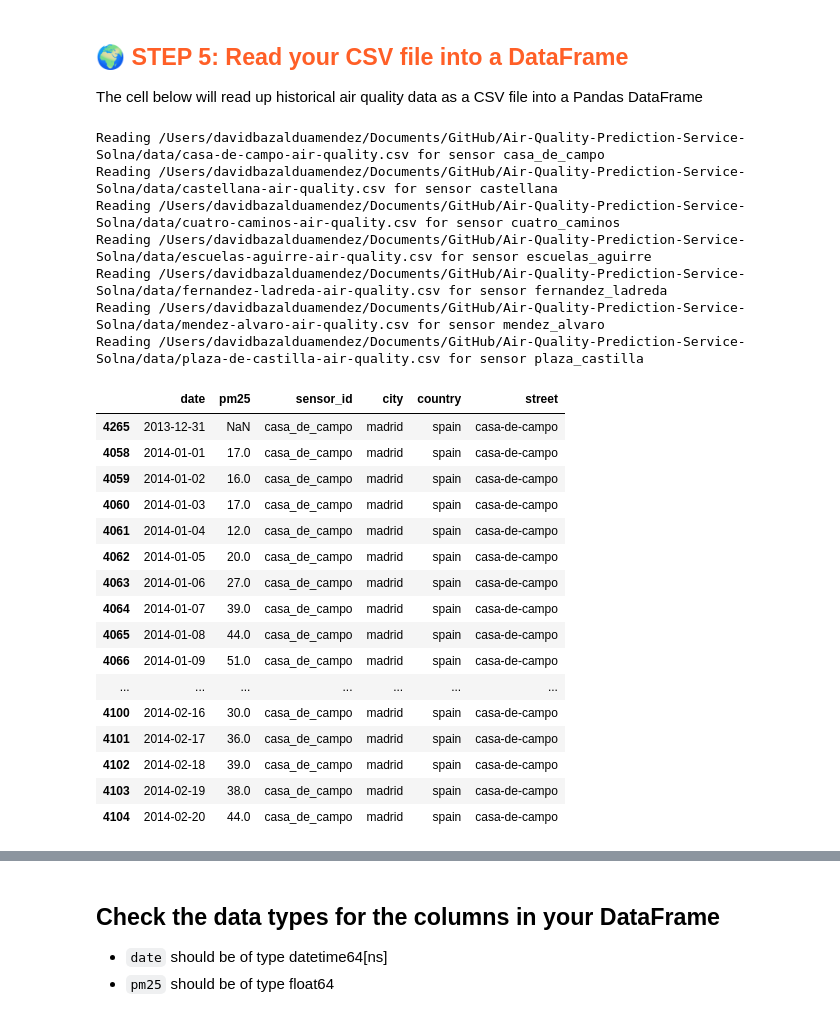
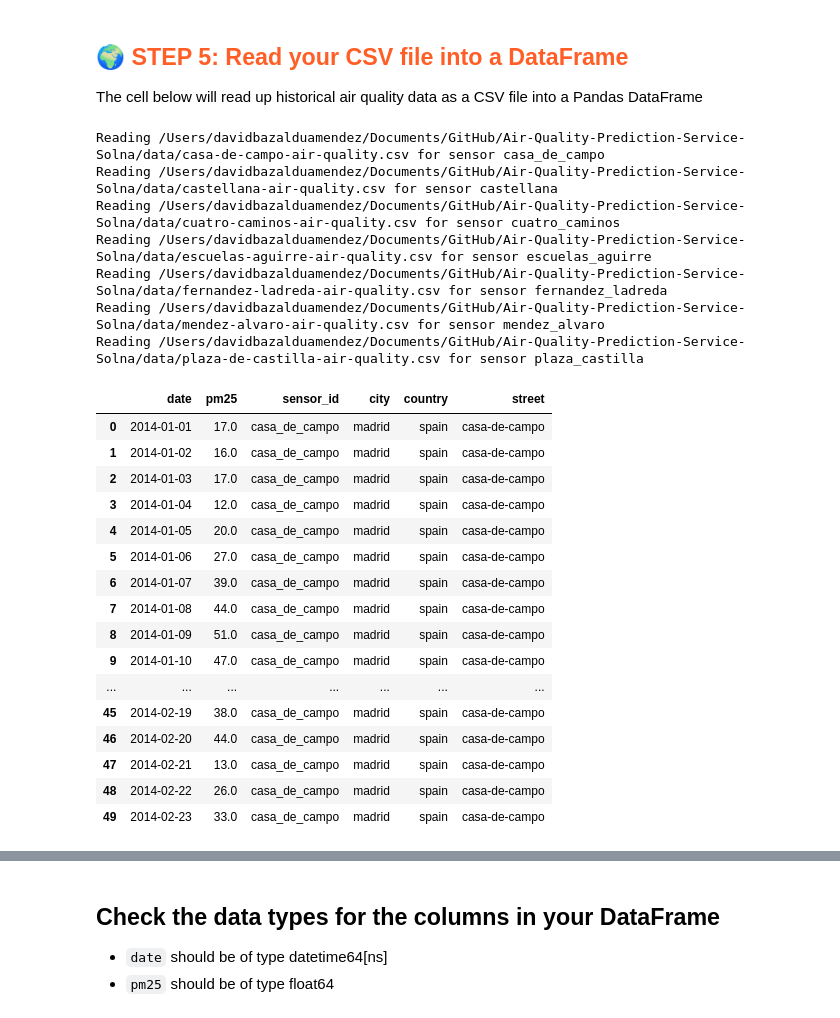
Before and after one commit to david-bazalduaa/Air-Quality-Prediction-Service-Madrid, a Jupyter notebook: notebooks/airquality/1_air_quality_feature_backfill.ipynb, the cells around one changed output, grey strips where cells are left out. Saved outputs shown, nothing was run; the diff lists cells and outputs as text; code cells hidden in the pictures.

Commit message:
multi-sensor-madrid-1-done

```diff
--- a/notebooks/airquality/1_air_quality_feature_backfill.ipynb
+++ b/notebooks/airquality/1_air_quality_feature_backfill.ipynb
@@ -236,47 +236,49 @@ all_dfs = []
 
 for sensor in SENSORS_MADRID:
     csv_path = os.path.join(root_dir, "data", sensor["csv_file"])
     print(f"Reading {csv_path} for sensor {sensor['sensor_id']}")
 
     df = pd.read_csv(csv_path, parse_dates=['date'], skipinitialspace=True)
 
     # Read only date and pm25 columns
     df2 = df[['date', 'pm25']].copy()
 
     # add sensor metadata
     df2["sensor_id"] = sensor["sensor_id"]
     df2["city"] = sensor["city"]
     df2["country"] = sensor["country"]
     df2["street"] = sensor["street"]
 
     all_dfs.append(df2)
 
 # Concatenate all dataframes
 df_all = pd.concat(all_dfs, ignore_index=True)
-df_all = df_all.sort_values(["sensor_id", "date"])
+df_all = df_all.dropna(inplace=False)
+df_all = df_all.sort_values(by=["sensor_id", "date"])
+df_all = df_all.reset_index(drop=True)
 df_all.head(50)
 # %% [output]
 Reading /Users/davidbazalduamendez/Documents/GitHub/Air-Quality-Prediction-Service-Solna/data/casa-de-campo-air-quality.csv for sensor casa_de_campo
 Reading /Users/davidbazalduamendez/Documents/GitHub/Air-Quality-Prediction-Service-Solna/data/castellana-air-quality.csv for sensor castellana
 Reading /Users/davidbazalduamendez/Documents/GitHub/Air-Quality-Prediction-Service-Solna/data/cuatro-caminos-air-quality.csv for sensor cuatro_caminos
 Reading /Users/davidbazalduamendez/Documents/GitHub/Air-Quality-Prediction-Service-Solna/data/escuelas-aguirre-air-quality.csv for sensor escuelas_aguirre
 Reading /Users/davidbazalduamendez/Documents/GitHub/Air-Quality-Prediction-Service-Solna/data/fernandez-ladreda-air-quality.csv for sensor fernandez_ladreda
 Reading /Users/davidbazalduamendez/Documents/GitHub/Air-Quality-Prediction-Service-Solna/data/mendez-alvaro-air-quality.csv for sensor mendez_alvaro
 Reading /Users/davidbazalduamendez/Documents/GitHub/Air-Quality-Prediction-Service-Solna/data/plaza-de-castilla-air-quality.csv for sensor plaza_castilla
 |  | date | pm25 | sensor_id | city | country | street |
-| 4265 | 2013-12-31 | NaN | casa_de_campo | madrid | spain | casa-de-campo |
-| 4058 | 2014-01-01 | 17.0 | casa_de_campo | madrid | spain | casa-de-campo |
-| 4059 | 2014-01-02 | 16.0 | casa_de_campo | madrid | spain | casa-de-campo |
-| 4060 | 2014-01-03 | 17.0 | casa_de_campo | madrid | spain | casa-de-campo |
-| 4061 | 2014-01-04 | 12.0 | casa_de_campo | madrid | spain | casa-de-campo |
-| 4062 | 2014-01-05 | 20.0 | casa_de_campo | madrid | spain | casa-de-campo |
-| 4063 | 2014-01-06 | 27.0 | casa_de_campo | madrid | spain | casa-de-campo |
-| 4064 | 2014-01-07 | 39.0 | casa_de_campo | madrid | spain | casa-de-campo |
-| 4065 | 2014-01-08 | 44.0 | casa_de_campo | madrid | spain | casa-de-campo |
-| 4066 | 2014-01-09 | 51.0 | casa_de_campo | madrid | spain | casa-de-campo |
+| 0 | 2014-01-01 | 17.0 | casa_de_campo | madrid | spain | casa-de-campo |
+| 1 | 2014-01-02 | 16.0 | casa_de_campo | madrid | spain | casa-de-campo |
+| 2 | 2014-01-03 | 17.0 | casa_de_campo | madrid | spain | casa-de-campo |
+| 3 | 2014-01-04 | 12.0 | casa_de_campo | madrid | spain | casa-de-campo |
+| 4 | 2014-01-05 | 20.0 | casa_de_campo | madrid | spain | casa-de-campo |
+| 5 | 2014-01-06 | 27.0 | casa_de_campo | madrid | spain | casa-de-campo |
+| 6 | 2014-01-07 | 39.0 | casa_de_campo | madrid | spain | casa-de-campo |
+| 7 | 2014-01-08 | 44.0 | casa_de_campo | madrid | spain | casa-de-campo |
+| 8 | 2014-01-09 | 51.0 | casa_de_campo | madrid | spain | casa-de-campo |
+| 9 | 2014-01-10 | 47.0 | casa_de_campo | madrid | spain | casa-de-campo |
 | ... | ... | ... | ... | ... | ... | ... |
-| 4100 | 2014-02-16 | 30.0 | casa_de_campo | madrid | spain | casa-de-campo |
-| 4101 | 2014-02-17 | 36.0 | casa_de_campo | madrid | spain | casa-de-campo |
-| 4102 | 2014-02-18 | 39.0 | casa_de_campo | madrid | spain | casa-de-campo |
-| 4103 | 2014-02-19 | 38.0 | casa_de_campo | madrid | spain | casa-de-campo |
-| 4104 | 2014-02-20 | 44.0 | casa_de_campo | madrid | spain | casa-de-campo |
+| 45 | 2014-02-19 | 38.0 | casa_de_campo | madrid | spain | casa-de-campo |
+| 46 | 2014-02-20 | 44.0 | casa_de_campo | madrid | spain | casa-de-campo |
+| 47 | 2014-02-21 | 13.0 | casa_de_campo | madrid | spain | casa-de-campo |
+| 48 | 2014-02-22 | 26.0 | casa_de_campo | madrid | spain | casa-de-campo |
+| 49 | 2014-02-23 | 33.0 | casa_de_campo | madrid | spain | casa-de-campo |
```
Also changed, not shown: parts of 19 cells of this notebook, 2 other files.
